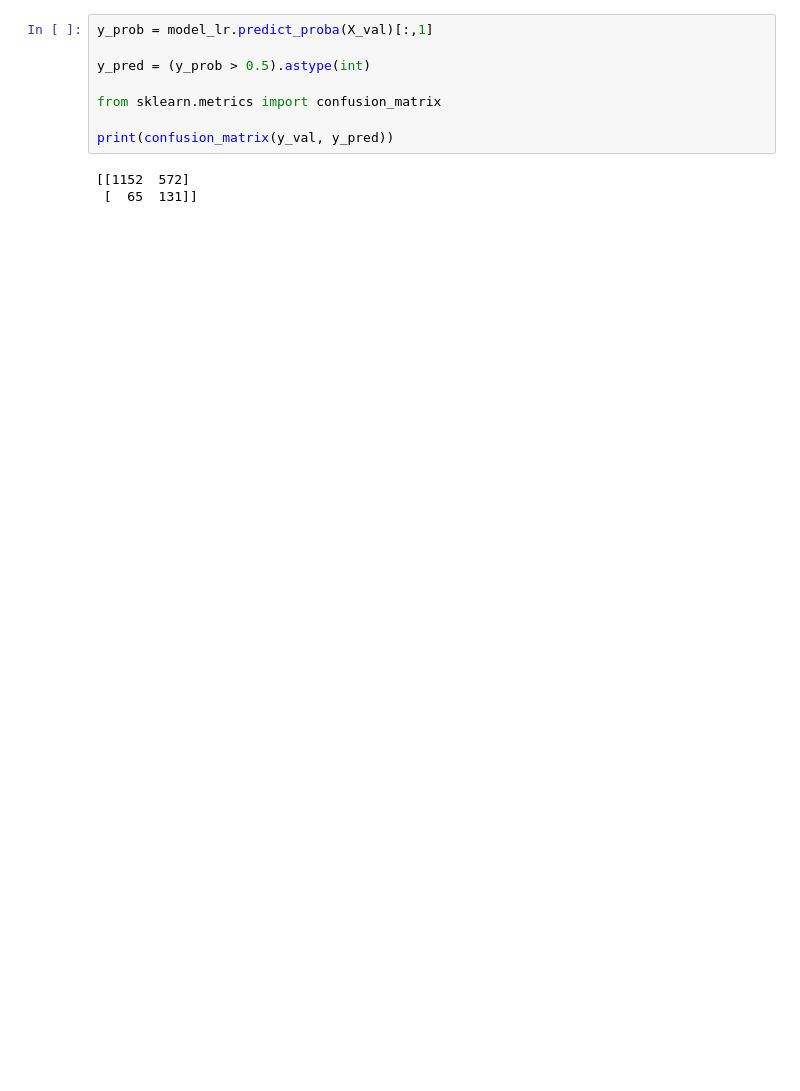
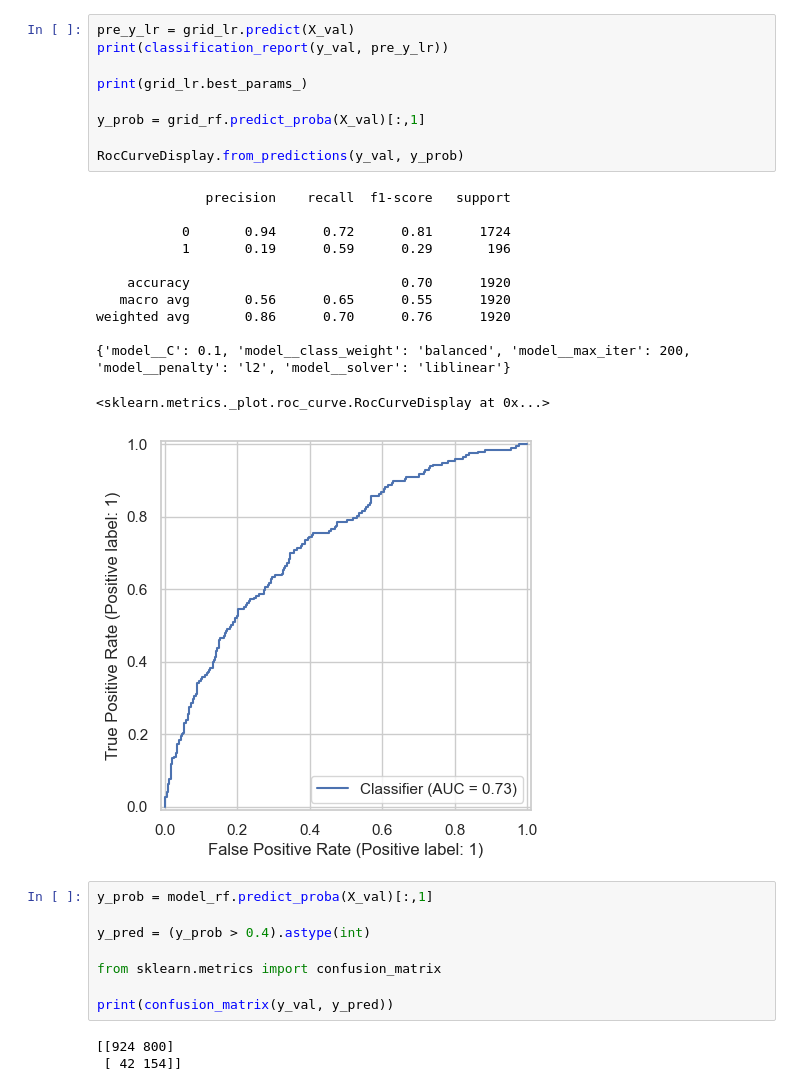
Before and after one commit to MagdalenaPersson/Marketplace_Safety, a Jupyter notebook: test.ipynb, the cells around one changed output. Drawn from its saved outputs; the diff is of its cells as text; blank space fills up the shorter version.

```diff
--- a/test.ipynb
+++ b/test.ipynb
@@ -369,11 +419,33 @@ weighted avg       0.87      0.66      0.73      1920
+# %%
+pre_y_lr = grid_lr.predict(X_val)
+print(classification_report(y_val, pre_y_lr))
+
+print(grid_lr.best_params_)
+
+y_prob = grid_rf.predict_proba(X_val)[:,1]
+
+RocCurveDisplay.from_predictions(y_val, y_prob)
+# %% [output]
+              precision    recall  f1-score   support
+
+           0       0.94      0.72      0.81      1724
+           1       0.19      0.59      0.29       196
+
+    accuracy                           0.70      1920
+   macro avg       0.56      0.65      0.55      1920
+weighted avg       0.86      0.70      0.76      1920
+
+{'model__C': 0.1, 'model__class_weight': 'balanced', 'model__max_iter': 200, 'model__penalty': 'l2', 'model__solver': 'liblinear'}
+<sklearn.metrics._plot.roc_curve.RocCurveDisplay at 0x...>
+[figure, added]
 # %%
-y_prob = model_lr.predict_proba(X_val)[:,1]
+y_prob = model_rf.predict_proba(X_val)[:,1]
 
-y_pred = (y_prob > 0.5).astype(int)
+y_pred = (y_prob > 0.4).astype(int)
 
 from sklearn.metrics import confusion_matrix
 
 print(confusion_matrix(y_val, y_pred))
 # %% [output]
-[[1152  572]
- [  65  131]]
+[[924 800]
+ [ 42 154]]
```
Also changed, not shown: parts of 22 cells of this notebook, 2 other files.
